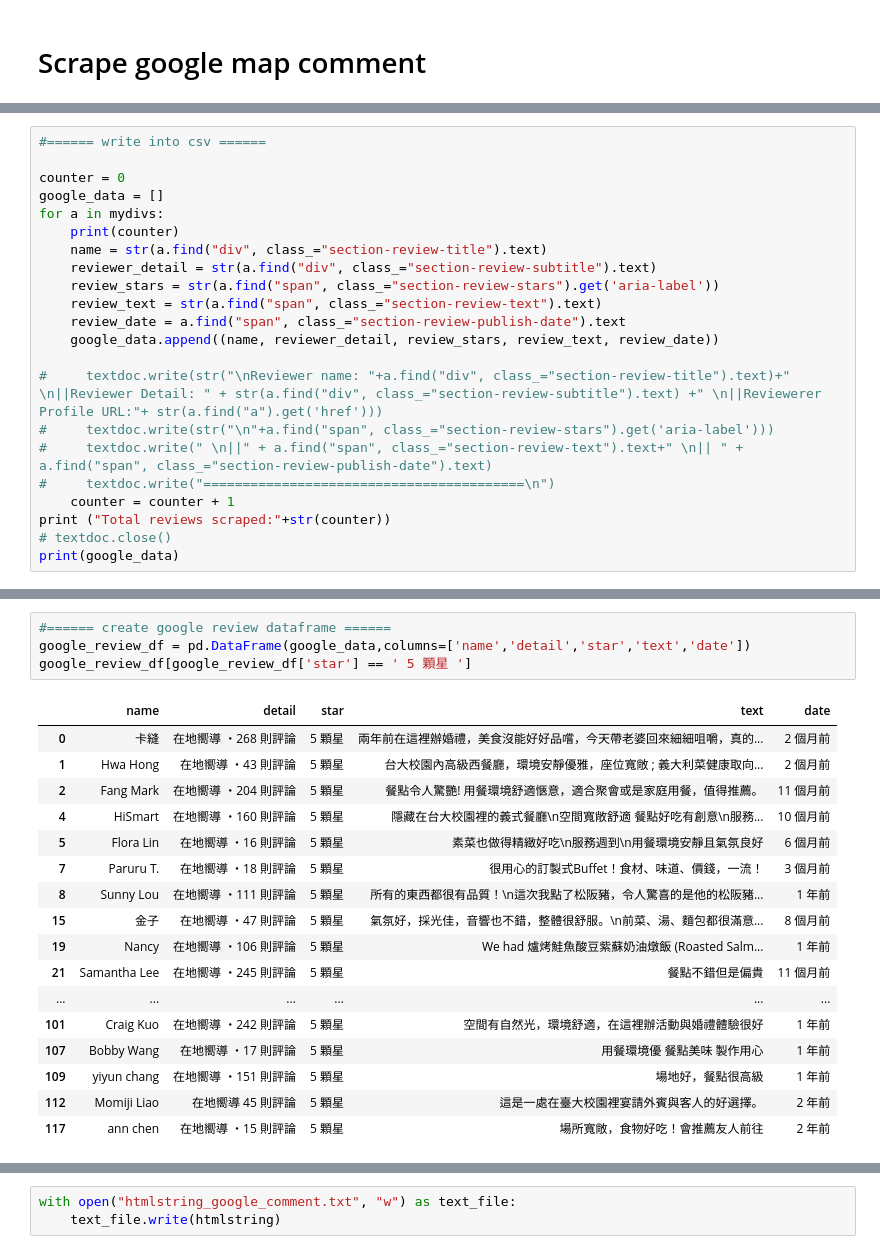
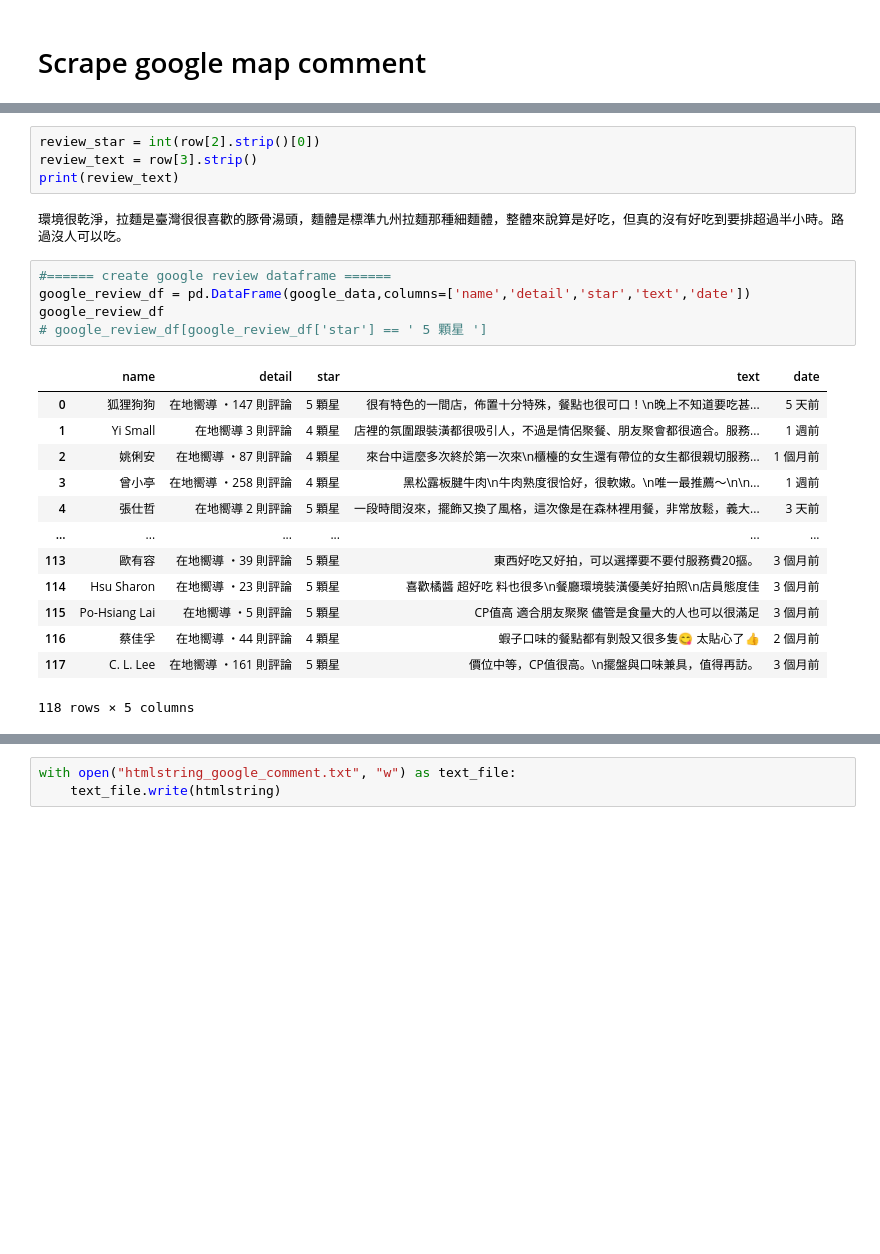
Before and after one commit to r07725012/Thesis_backup, a Jupyter notebook: mac/selenium_get_url_mac.ipynb, the cells around one changed output, grey strips where cells are left out. Drawn from its saved outputs; the diff is of its cells as text; blank space fills up the shorter version.

```diff
--- a/mac/selenium_get_url_mac.ipynb
+++ b/mac/selenium_get_url_mac.ipynb
@@ -244,22 +550,0 @@ Total reviews scraped:118
-# %%
-#====== write into csv ======
-
-counter = 0
-google_data = []
-for a in mydivs:
-    print(counter)
-    name = str(a.find("div", class_="section-review-title").text)
-    reviewer_detail = str(a.find("div", class_="section-review-subtitle").text)
-    review_stars = str(a.find("span", class_="section-review-stars").get('aria-label'))
-    review_text = str(a.find("span", class_="section-review-text").text)
-    review_date = a.find("span", class_="section-review-publish-date").text
-    google_data.append((name, reviewer_detail, review_stars, review_text, review_date))
-
-#     textdoc.write(str("\nReviewer name: "+a.find("div", class_="section-review-title").text)+" \n||Reviewer Detail: " + str(a.find("div", class_="section-review-subtitle").text) +" \n||Reviewerer Profile URL:"+ str(a.find("a").get('href')))
-#     textdoc.write(str("\n"+a.find("span", class_="section-review-stars").get('aria-label')))
-#     textdoc.write(" \n||" + a.find("span", class_="section-review-text").text+" \n|| " + a.find("span", class_="section-review-publish-date").text)
-#     textdoc.write("=========================================\n")
-    counter = counter + 1
-print ("Total reviews scraped:"+str(counter))
-# textdoc.close()
-print(google_data)
@@ -284,25 +610,28 @@ Total reviews scraped:118
+# %%
+review_star = int(row[2].strip()[0])
+review_text = row[3].strip()
+print(review_text)
+# %% [output]
+環境很乾淨，拉麵是臺灣很很喜歡的豚骨湯頭，麵體是標準九州拉麵那種細麵體，整體來說算是好吃，但真的沒有好吃到要排超過半小時。路過沒人可以吃。
 # %%
 #====== create google review dataframe ======
 google_review_df = pd.DataFrame(google_data,columns=['name','detail','star','text','date'])
-google_review_df[google_review_df['star'] == ' 5 顆星 ']
+google_review_df
+# google_review_df[google_review_df['star'] == ' 5 顆星 ']
 # %% [output]
 |  | name | detail | star | text | date |
-| 0 | 卡縫 | 在地嚮導 ・268 則評論 | 5 顆星 | 兩年前在這裡辦婚禮，美食沒能好好品嚐，今天帶老婆回來細細咀嚼，真的... | 2 個月前 |
-| 1 | Hwa Hong | 在地嚮導 ・43 則評論 | 5 顆星 | 台大校園內高級西餐廳，環境安靜優雅，座位寬敞 ; 義大利菜健康取向... | 2 個月前 |
-| 2 | Fang Mark | 在地嚮導 ・204 則評論 | 5 顆星 | 餐點令人驚艷! 用餐環境舒適愜意，適合聚會或是家庭用餐，值得推薦。 | 11 個月前 |
-| 4 | HiSmart | 在地嚮導 ・160 則評論 | 5 顆星 | 隱藏在台大校園裡的義式餐廳\n空間寬敞舒適 餐點好吃有創意\n服務... | 10 個月前 |
-| 5 | Flora Lin | 在地嚮導 ・16 則評論 | 5 顆星 | 素菜也做得精緻好吃\n服務週到\n用餐環境安靜且氣氛良好 | 6 個月前 |
-| 7 | Paruru T. | 在地嚮導 ・18 則評論 | 5 顆星 | 很用心的訂製式Buffet！食材、味道、價錢，一流！ | 3 個月前 |
-| 8 | Sunny Lou | 在地嚮導 ・111 則評論 | 5 顆星 | 所有的東西都很有品質！\n這次我點了松阪豬，令人驚喜的是他的松阪豬... | 1 年前 |
-| 15 | 金子 | 在地嚮導 ・47 則評論 | 5 顆星 | 氣氛好，採光佳，音響也不錯，整體很舒服。\n前菜、湯、麵包都很滿意... | 8 個月前 |
-| 19 | Nancy | 在地嚮導 ・106 則評論 | 5 顆星 | We had 爐烤鮭魚酸豆紫蘇奶油燉飯 (Roasted Salm... | 1 年前 |
-| 21 | Samantha Lee | 在地嚮導 ・245 則評論 | 5 顆星 | 餐點不錯但是偏貴 | 11 個月前 |
+| 0 | 狐狸狗狗 | 在地嚮導 ・147 則評論 | 5 顆星 | 很有特色的一間店，佈置十分特殊，餐點也很可口！\n晚上不知道要吃甚... | 5 天前 |
+| 1 | Yi Small | 在地嚮導 3 則評論 | 4 顆星 | 店裡的氛圍跟裝潢都很吸引人，不過是情侶聚餐、朋友聚會都很適合。服務... | 1 週前 |
+| 2 | 姚俐安 | 在地嚮導 ・87 則評論 | 4 顆星 | 來台中這麼多次終於第一次來\n櫃檯的女生還有帶位的女生都很親切服務... | 1 個月前 |
+| 3 | 曾小亭 | 在地嚮導 ・258 則評論 | 4 顆星 | 黑松露板腱牛肉\n牛肉熟度很恰好，很軟嫩。\n唯一最推薦～\n\n... | 1 週前 |
+| 4 | 張仕哲 | 在地嚮導 2 則評論 | 5 顆星 | 一段時間沒來，擺飾又換了風格，這次像是在森林裡用餐，非常放鬆，義大... | 3 天前 |
 | ... | ... | ... | ... | ... | ... |
-| 101 | Craig Kuo | 在地嚮導 ・242 則評論 | 5 顆星 | 空間有自然光，環境舒適，在這裡辦活動與婚禮體驗很好 | 1 年前 |
-| 107 | Bobby Wang | 在地嚮導 ・17 則評論 | 5 顆星 | 用餐環境優 餐點美味 製作用心 | 1 年前 |
-| 109 | yiyun chang | 在地嚮導 ・151 則評論 | 5 顆星 | 場地好，餐點很高級 | 1 年前 |
-| 112 | Momiji Liao | 在地嚮導 45 則評論 | 5 顆星 | 這是一處在臺大校園裡宴請外賓與客人的好選擇。 | 2 年前 |
-| 117 | ann chen | 在地嚮導 ・15 則評論 | 5 顆星 | 場所寬敞，食物好吃！會推薦友人前往 | 2 年前 |
+| 113 | 歐有容 | 在地嚮導 ・39 則評論 | 5 顆星 | 東西好吃又好拍，可以選擇要不要付服務費20摳。 | 3 個月前 |
+| 114 | Hsu Sharon | 在地嚮導 ・23 則評論 | 5 顆星 | 喜歡橘醬 超好吃 料也很多\n餐廳環境裝潢優美好拍照\n店員態度佳 | 3 個月前 |
+| 115 | Po-Hsiang Lai | 在地嚮導 ・5 則評論 | 5 顆星 | CP值高 適合朋友聚聚 儘管是食量大的人也可以很滿足 | 3 個月前 |
+| 116 | 蔡佳孚 | 在地嚮導 ・44 則評論 | 4 顆星 | 蝦子口味的餐點都有剝殼又很多隻😋 太貼心了👍 | 2 個月前 |
+| 117 | C. L. Lee | 在地嚮導 ・161 則評論 | 5 顆星 | 價位中等，CP值很高。\n擺盤與口味兼具，值得再訪。 | 3 個月前 |
+118 rows × 5 columns
 # %%
 #====== write into txt ======
 textdoc = io.open("gmapreview.txt", "w", encoding="utf-8")
```
Also changed, not shown: parts of 16 cells of this notebook.
